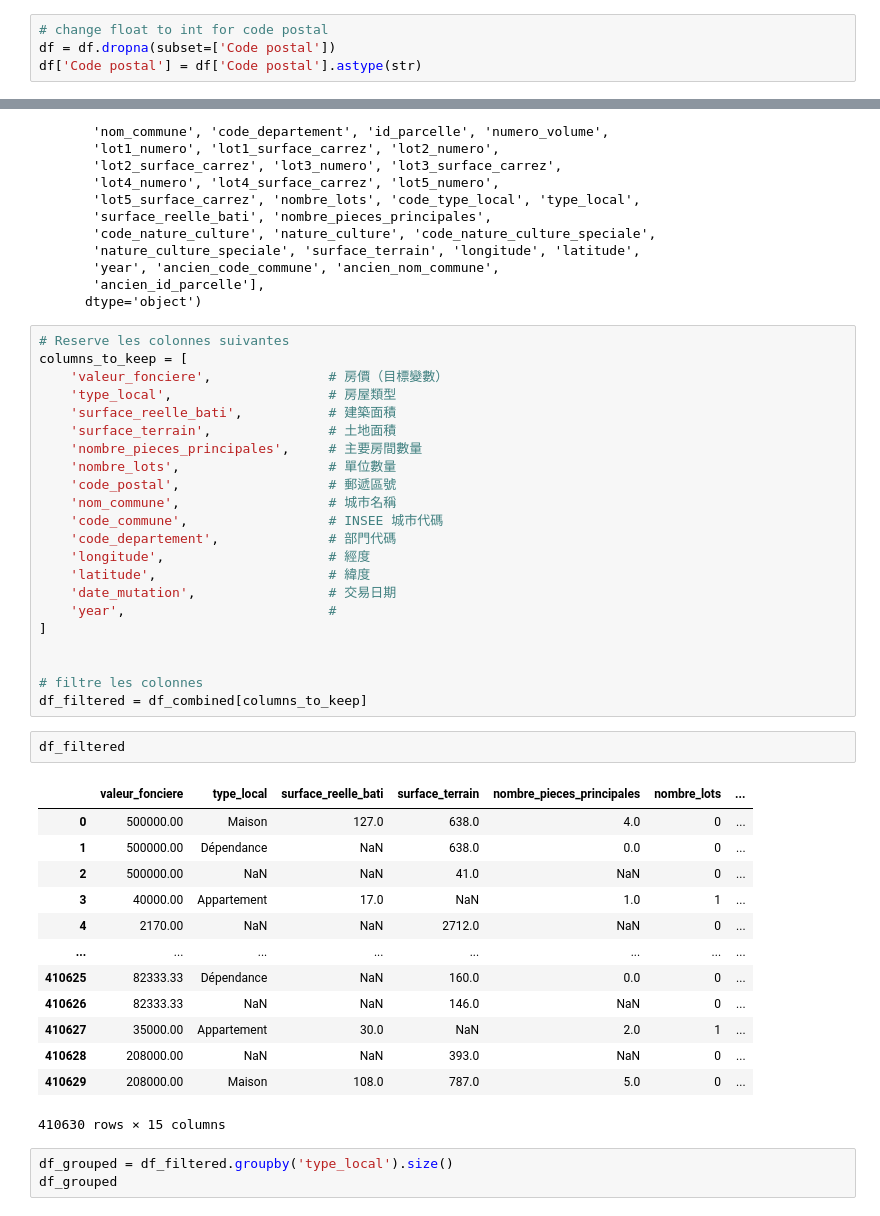
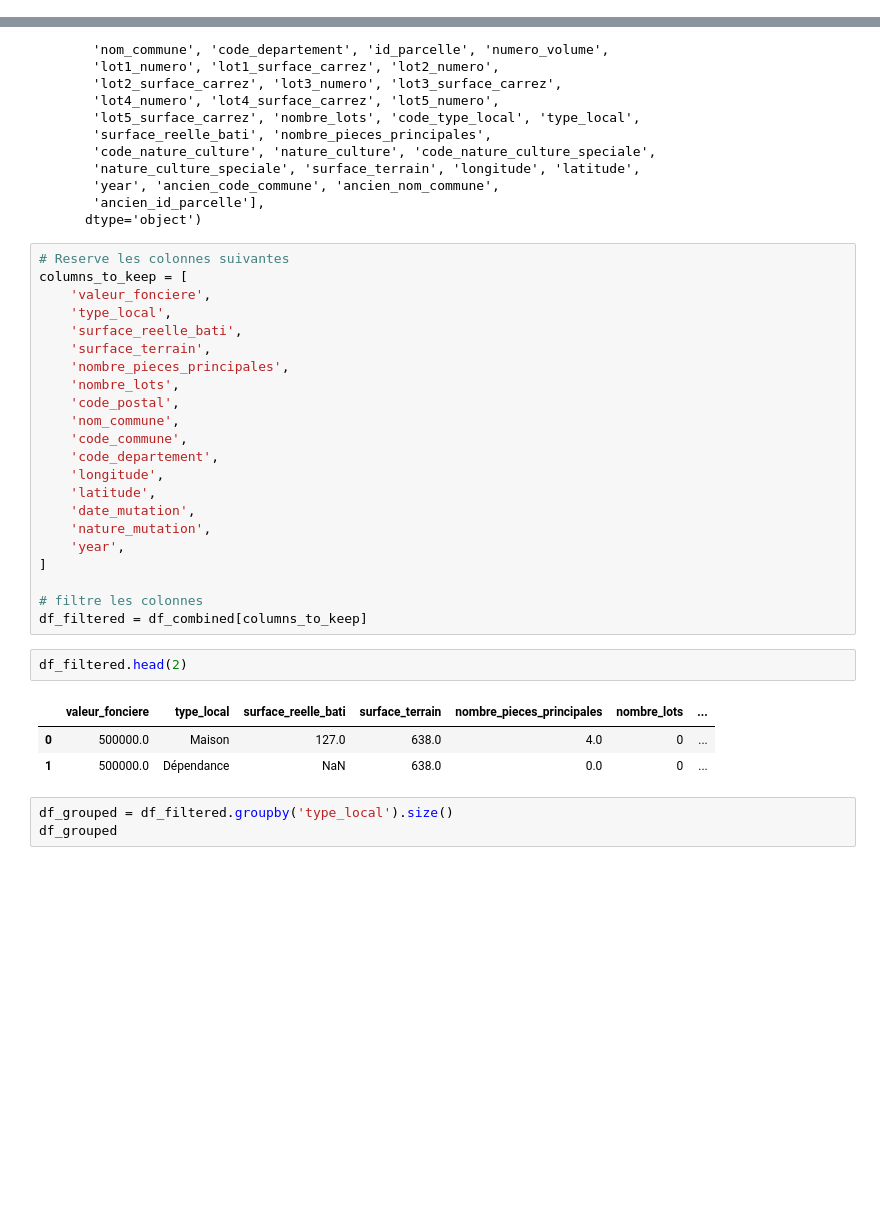
Before and after one commit to YuTingdata/projet-immo, a Jupyter notebook: nettoyage_complet.ipynb, the cells around one changed output, grey strips where cells are left out. Cells and saved outputs as stored; diff of their text form; blank space fills up the shorter version.

```diff
--- a/nettoyage_complet.ipynb
+++ b/nettoyage_complet.ipynb
@@ -47,4 +6,0 @@ dtype: object
-# %%
-# change float to int for code postal
-df = df.dropna(subset=['Code postal'])
-df['Code postal'] = df['Code postal'].astype(str)
@@ -184,41 +88,31 @@ Index(['id_mutation', 'date_mutation', 'numero_disposition', 'nature_mutation',
 # %%
 # Reserve les colonnes suivantes
 columns_to_keep = [
-    'valeur_fonciere',               # 房價（目標變數）
-    'type_local',                    # 房屋類型
-    'surface_reelle_bati',           # 建築面積
-    'surface_terrain',               # 土地面積
-    'nombre_pieces_principales',     # 主要房間數量
-    'nombre_lots',                   # 單位數量
-    'code_postal',                   # 郵遞區號
-    'nom_commune',                   # 城市名稱
-    'code_commune',                  # INSEE 城市代碼
-    'code_departement',              # 部門代碼
-    'longitude',                     # 經度
-    'latitude',                      # 緯度
-    'date_mutation',                 # 交易日期
-    'year',                          #
+    'valeur_fonciere',
+    'type_local',
+    'surface_reelle_bati',
+    'surface_terrain',
+    'nombre_pieces_principales',
+    'nombre_lots',
+    'code_postal',
+    'nom_commune',
+    'code_commune',
+    'code_departement',
+    'longitude',
+    'latitude',
+    'date_mutation',
+    'nature_mutation',
+    'year',
 ]
-
 
 # filtre les colonnes
 df_filtered = df_combined[columns_to_keep]
 # %%
-df_filtered
+df_filtered.head(2)
 # %% [output]
 |  | valeur_fonciere | type_local | surface_reelle_bati | surface_terrain | nombre_pieces_principales | nombre_lots | ... |
-| 0 | 500000.00 | Maison | 127.0 | 638.0 | 4.0 | 0 | ... |
-| 1 | 500000.00 | Dépendance | NaN | 638.0 | 0.0 | 0 | ... |
-| 2 | 500000.00 | NaN | NaN | 41.0 | NaN | 0 | ... |
-| 3 | 40000.00 | Appartement | 17.0 | NaN | 1.0 | 1 | ... |
-| 4 | 2170.00 | NaN | NaN | 2712.0 | NaN | 0 | ... |
-| ... | ... | ... | ... | ... | ... | ... | ... |
-| 410625 | 82333.33 | Dépendance | NaN | 160.0 | 0.0 | 0 | ... |
-| 410626 | 82333.33 | NaN | NaN | 146.0 | NaN | 0 | ... |
-| 410627 | 35000.00 | Appartement | 30.0 | NaN | 2.0 | 1 | ... |
-| 410628 | 208000.00 | NaN | NaN | 393.0 | NaN | 0 | ... |
-| 410629 | 208000.00 | Maison | 108.0 | 787.0 | 5.0 | 0 | ... |
+| 0 | 500000.0 | Maison | 127.0 | 638.0 | 4.0 | 0 | ... |
+| 1 | 500000.0 | Dépendance | NaN | 638.0 | 0.0 | 0 | ... |
-410630 rows × 15 columns
 # %%
 df_grouped = df_filtered.groupby('type_local').size()
 df_grouped
```
Also changed, not shown: parts of 47 cells of this notebook, 3 other files.
